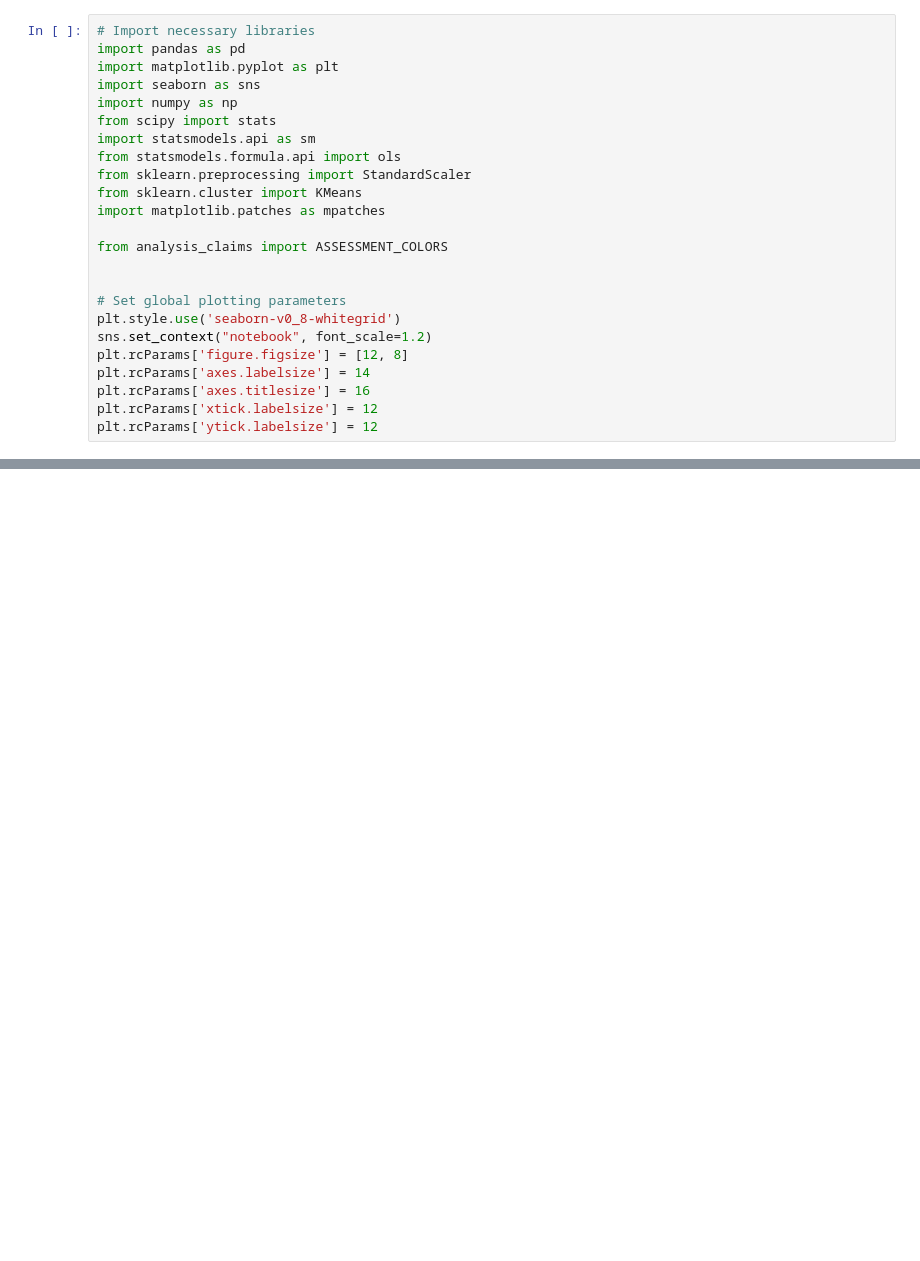
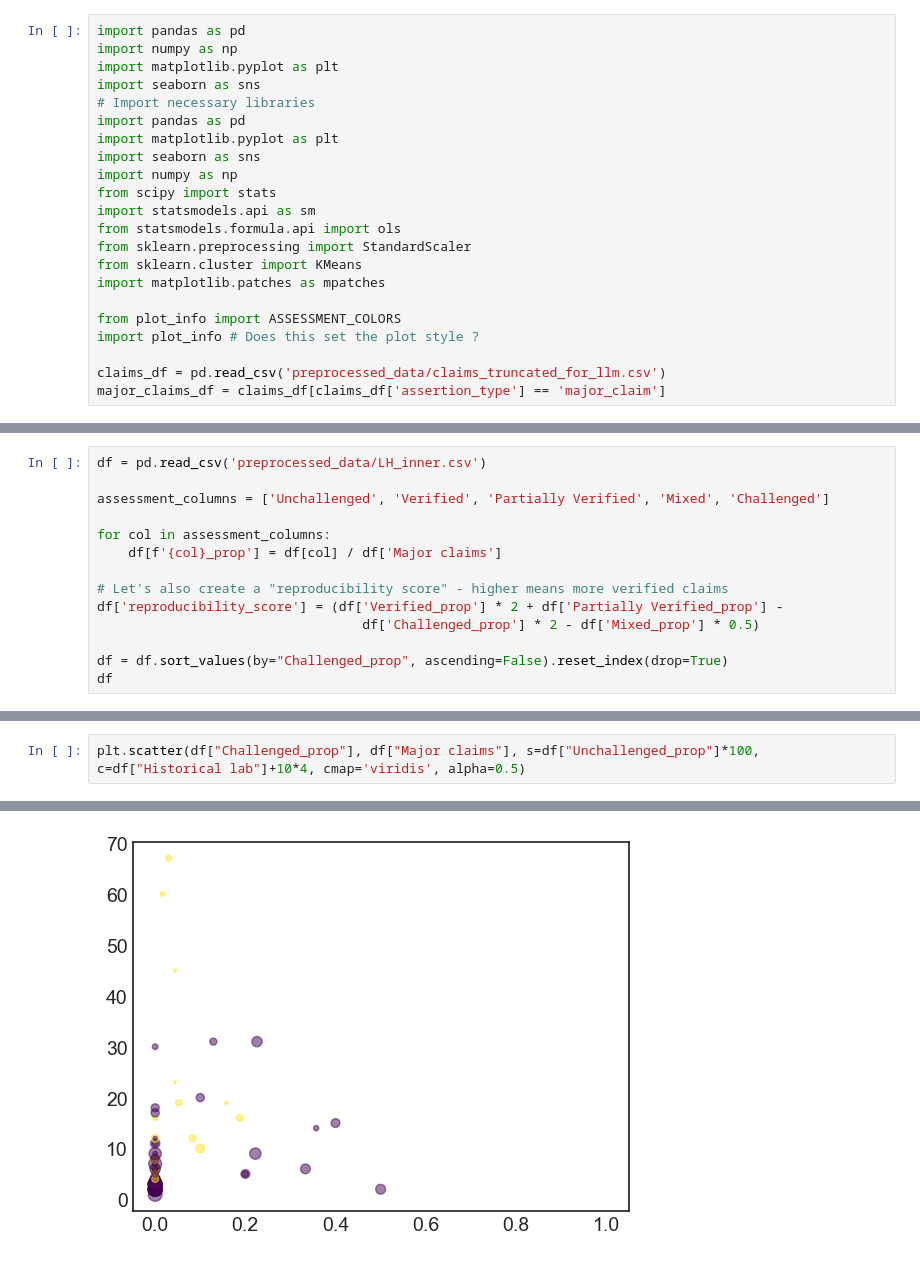
Before and after one commit to jcblemai/drosophila-reproducibility, a Jupyter notebook: analysis_authors.ipynb, the cells around one changed output, grey strips where cells are left out. Drawn from its saved outputs; the diff is of its cells as text; blank space fills up the shorter version.

```diff
--- a/analysis_authors.ipynb
+++ b/analysis_authors.ipynb
@@ -258,4 +1,8 @@ df = all_LH_inner
 # %%
+import pandas as pd
+import numpy as np
+import matplotlib.pyplot as plt
+import seaborn as sns
 # Import necessary libraries
 import pandas as pd
 import matplotlib.pyplot as plt
@@ -268,14 +15,8 @@ from sklearn.preprocessing import StandardScaler
 from sklearn.cluster import KMeans
 import matplotlib.patches as mpatches
 
-from analysis_claims import ASSESSMENT_COLORS
+from plot_info import ASSESSMENT_COLORS
+import plot_info # Does this set the plot style ?
 
-
-# Set global plotting parameters
-plt.style.use('seaborn-v0_8-whitegrid')
-sns.set_context("notebook", font_scale=1.2)
-plt.rcParams['figure.figsize'] = [12, 8]
-plt.rcParams['axes.labelsize'] = 14
-plt.rcParams['axes.titlesize'] = 16
-plt.rcParams['xtick.labelsize'] = 12
-plt.rcParams['ytick.labelsize'] = 12
+claims_df = pd.read_csv('preprocessed_data/claims_truncated_for_llm.csv')
+major_claims_df = claims_df[claims_df['assertion_type'] == 'major_claim']
@@ -283,0 +36,14 @@ ModuleNotFoundError: No module named 'analysis_claims'
+# %%
+df = pd.read_csv('preprocessed_data/LH_inner.csv')
+
+assessment_columns = ['Unchallenged', 'Verified', 'Partially Verified', 'Mixed', 'Challenged']
+
+for col in assessment_columns:
+    df[f'{col}_prop'] = df[col] / df['Major claims']
+
+# Let's also create a "reproducibility score" - higher means more verified claims
+df['reproducibility_score'] = (df['Verified_prop'] * 2 + df['Partially Verified_prop'] -
+                                  df['Challenged_prop'] * 2 - df['Mixed_prop'] * 0.5)
+
+df = df.sort_values(by="Challenged_prop", ascending=False).reset_index(drop=True)
+df
@@ -283,0 +70,3 @@ ModuleNotFoundError: No module named 'analysis_claims'
+# %%
+plt.scatter(df["Challenged_prop"], df["Major claims"], s=df["Unchallenged_prop"]*100, c=df["Historical lab"]+10*4, cmap='viridis', alpha=0.5)
+# %% [output]
@@ -284 +74,2 @@ ModuleNotFoundError: No module named 'analysis_claims'
+[figure, added]
 # %%
```
Also changed, not shown: parts of 28 cells of this notebook, 4 other files.
